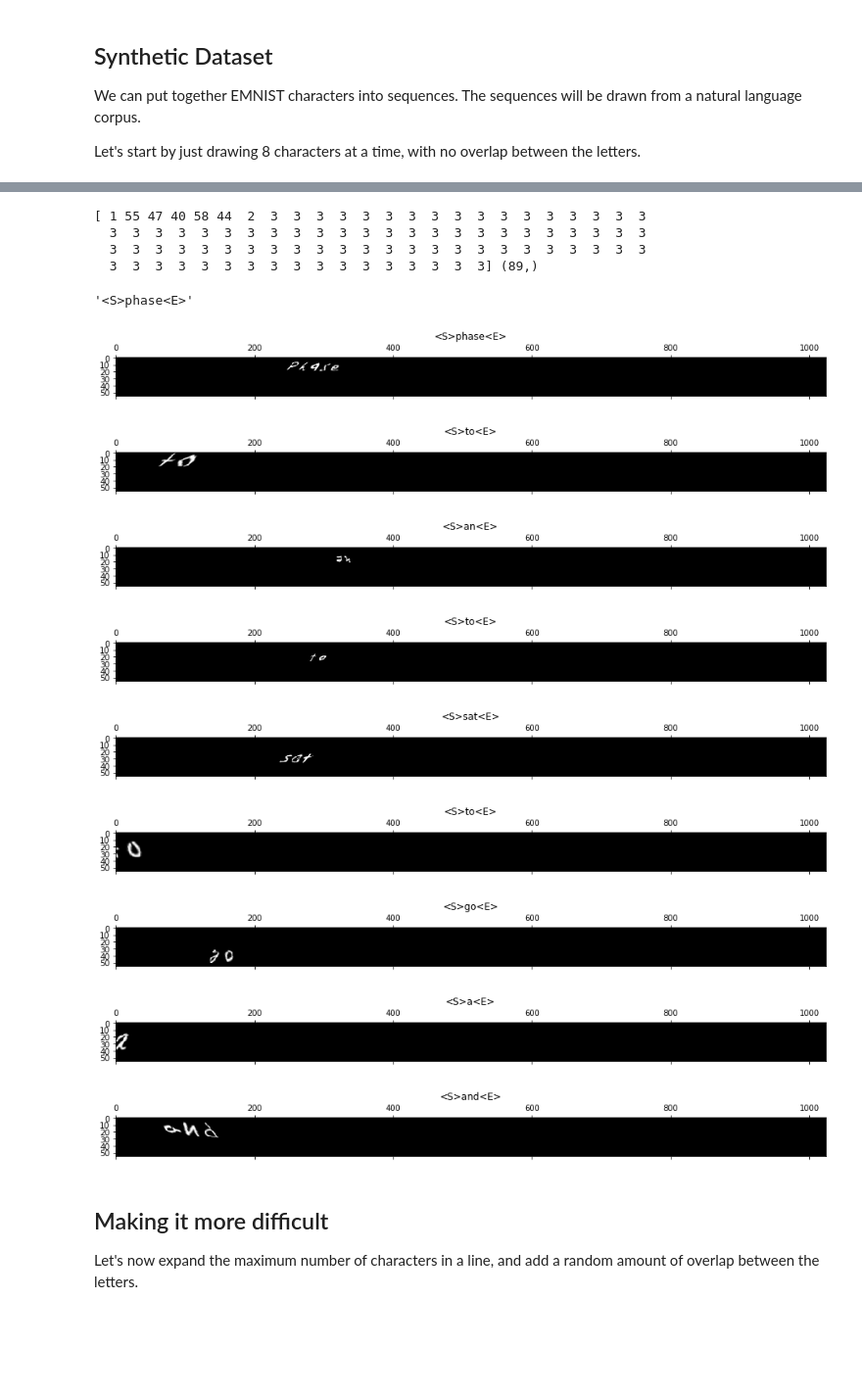
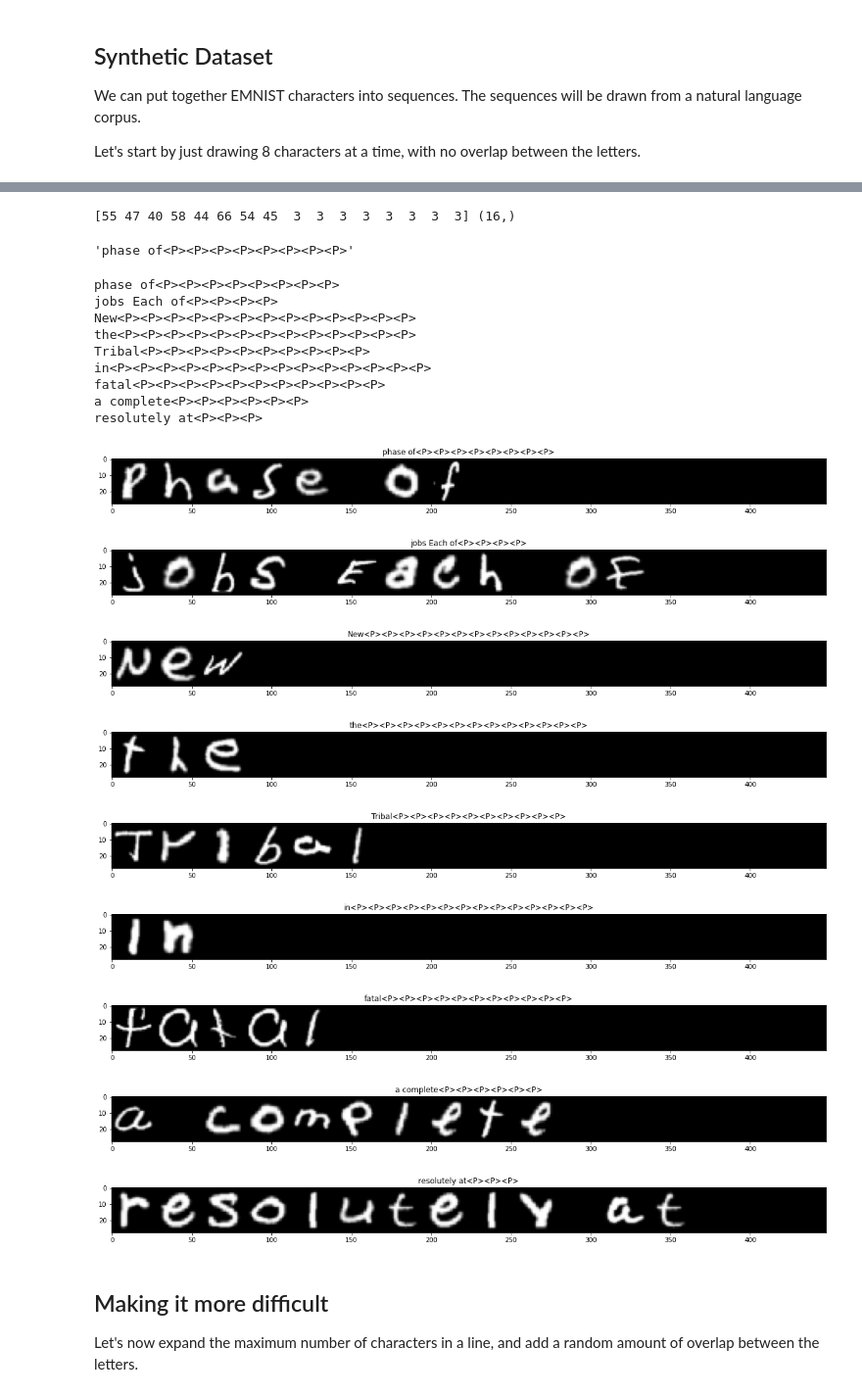
Before and after one commit to the-full-stack/fsdl-text-recognizer-2021-labs, a Jupyter notebook: lab5/notebooks/02-look-at-emnist-lines.ipynb, the cells around one changed output, grey strips where cells are left out. Shown at 98% size. Saved outputs shown, nothing was run; the diff lists cells and outputs as text; code cells hidden in the pictures; blank space fills up the shorter version.

```diff
--- a/lab5/notebooks/02-look-at-emnist-lines.ipynb
+++ b/lab5/notebooks/02-look-at-emnist-lines.ipynb
@@ -38,5 +36,6 @@ livres with
 # %%
-args = argparse.Namespace(max_length=8, min_overlap=0, max_overlap=0)
+import argparse
+args = argparse.Namespace(max_length=16, max_overlap=0)
 dataset = EMNISTLines(args)
 dataset.prepare_data()
 dataset.setup()
@@ -61,34 +57,42 @@ Mapping: ['<B>', '<S>', '<E>', '<P>', '0', '1', '2', '3', '4', '5', '6', '7', '8
 # %%
 def convert_y_label_to_string(y, dataset=dataset):
-    return ''.join([dataset.mapping[i] for i in y if i != 3])
+    return ''.join([dataset.mapping[i] for i in y])
 
 y_example = dataset.data_train[0][1]
 print(y_example, y_example.shape)
 convert_y_label_to_string(y_example)
 # %% [output]
-[ 1 55 47 40 58 44  2  3  3  3  3  3  3  3  3  3  3  3  3  3  3  3  3  3
-  3  3  3  3  3  3  3  3  3  3  3  3  3  3  3  3  3  3  3  3  3  3  3  3
-  3  3  3  3  3  3  3  3  3  3  3  3  3  3  3  3  3  3  3  3  3  3  3  3
-  3  3  3  3  3  3  3  3  3  3  3  3  3  3  3  3  3] (89,)
+[55 47 40 58 44 66 54 45  3  3  3  3  3  3  3  3] (16,)
-'<S>phase<E>'
+'phase of<P><P><P><P><P><P><P><P>'
 # %%
 num_samples_to_plot = 9
 
 for i in range(num_samples_to_plot):
+    plt.figure(figsize=(20, 20))
     x, y = dataset.data_train[i]
     sentence = convert_y_label_to_string(y)
-    plt.matshow(x.squeeze(), cmap='gray')
+    print(sentence)
     plt.title(sentence)
+    plt.imshow(x.squeeze(), cmap='gray')
 # %% [output]
+phase of<P><P><P><P><P><P><P><P>
+jobs Each of<P><P><P><P>
+New<P><P><P><P><P><P><P><P><P><P><P><P><P>
+the<P><P><P><P><P><P><P><P><P><P><P><P><P>
+Tribal<P><P><P><P><P><P><P><P><P><P>
+in<P><P><P><P><P><P><P><P><P><P><P><P><P><P>
+fatal<P><P><P><P><P><P><P><P><P><P><P>
+a complete<P><P><P><P><P><P>
+resolutely at<P><P><P>
-[figure, old version]
+[figure, new version]
-[figure, old version]
+[figure, new version]
-[figure, old version]
+[figure, new version]
-[figure, old version]
+[figure, new version]
-[figure, old version]
+[figure, new version]
-[figure, old version]
+[figure, new version]
-[figure, old version]
+[figure, new version]
-[figure, old version]
+[figure, new version]
-[figure, old version]
+[figure, new version]
 # %% [markdown]
 ## Making it more difficult
 
```
Also changed, not shown: parts of 7 cells of this notebook, 1 other file.
